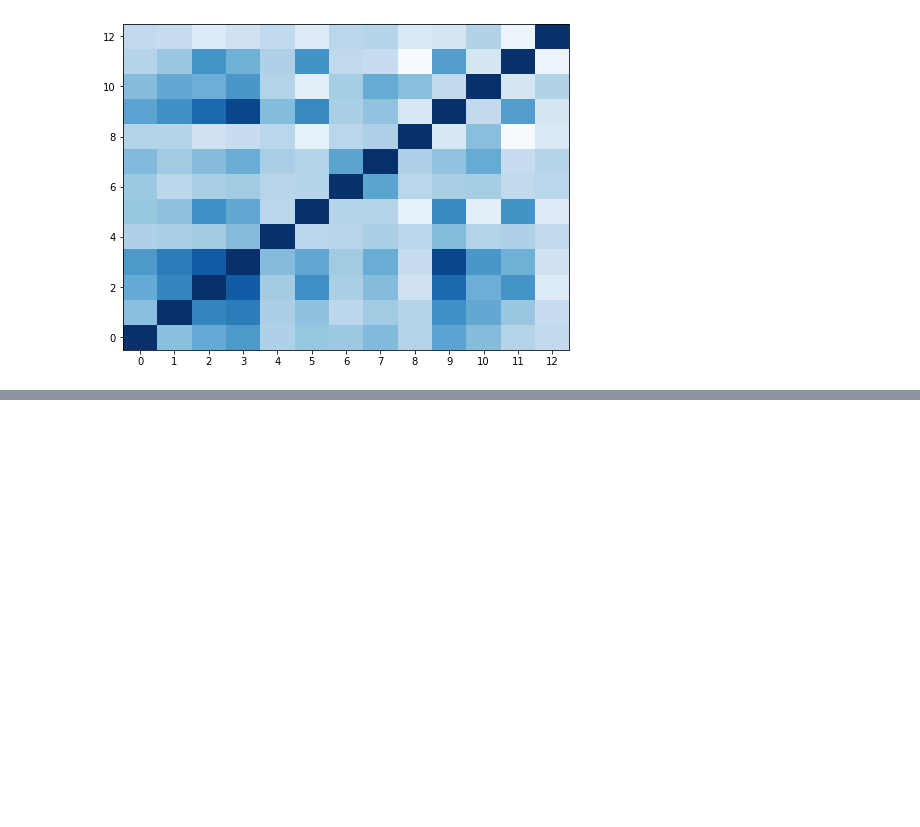
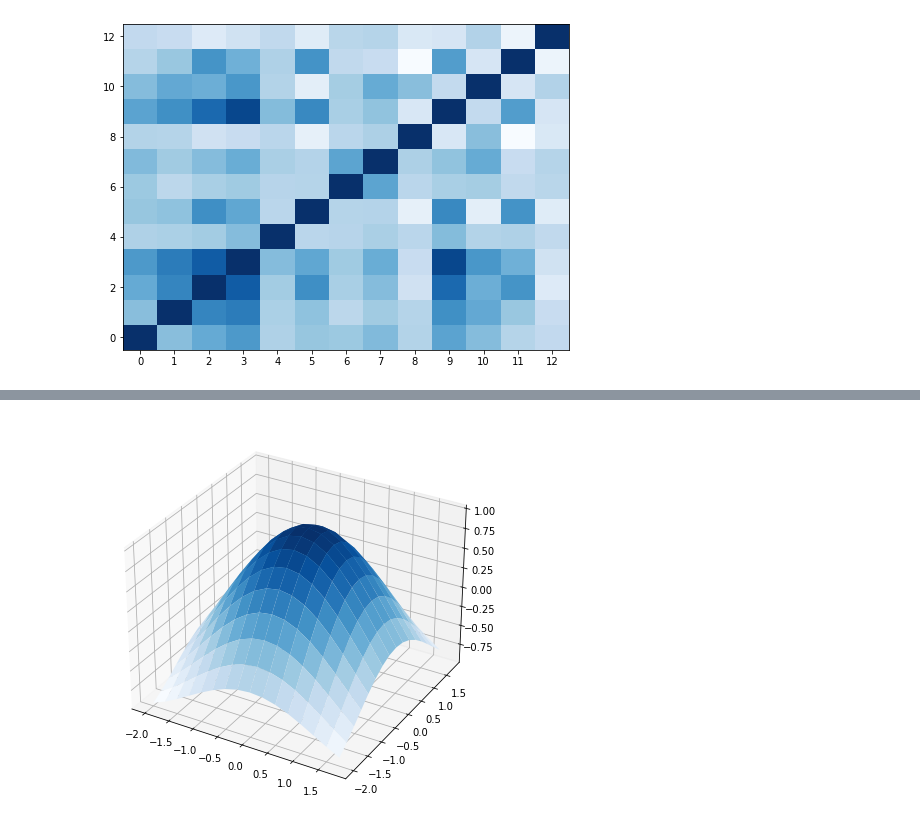
Before and after one commit to alegonzjur/openwebbinars, a Jupyter notebook: Visualizacion de datos/Matplotlib/GraficosBásicosII.ipynb, the cells around one changed output, grey strips where cells are left out. Drawn from its saved outputs; the diff is of its cells as text; code cells hidden in the pictures; blank space fills up the shorter version.

```diff
--- a/Visualizacion de datos/Matplotlib/GraficosBásicosII.ipynb
+++ b/Visualizacion de datos/Matplotlib/GraficosBásicosII.ipynb
@@ -109,0 +119,12 @@ ValueError: The number of FixedLocator locations (13), usually from a call to se
+# %%
+fig = plt.figure(figsize=(7,7))
+ax = fig.gca(projection='3d')
+X = np.arange(-2, 2, 0.25)
+Y = np.arange(-2, 2, 0.25)
+X, Y = np.meshgrid(X, Y)
+R = np.sqrt(X**2 + Y**2)
+Z = np.cos(R)
+
+surf = ax.plot_surface(X, Y, Z, cmap='Blues')
+# %% [output]
+[figure, added]
```
Also changed, not shown: parts of 2 cells of this notebook.
